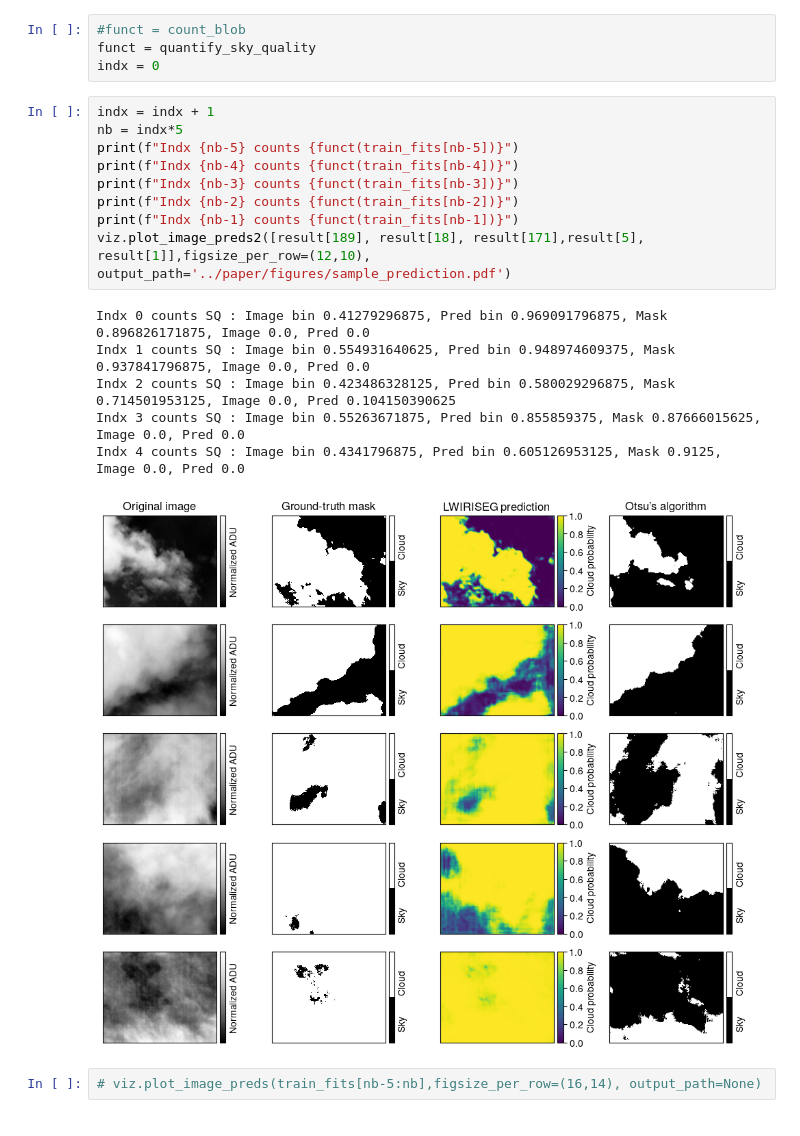
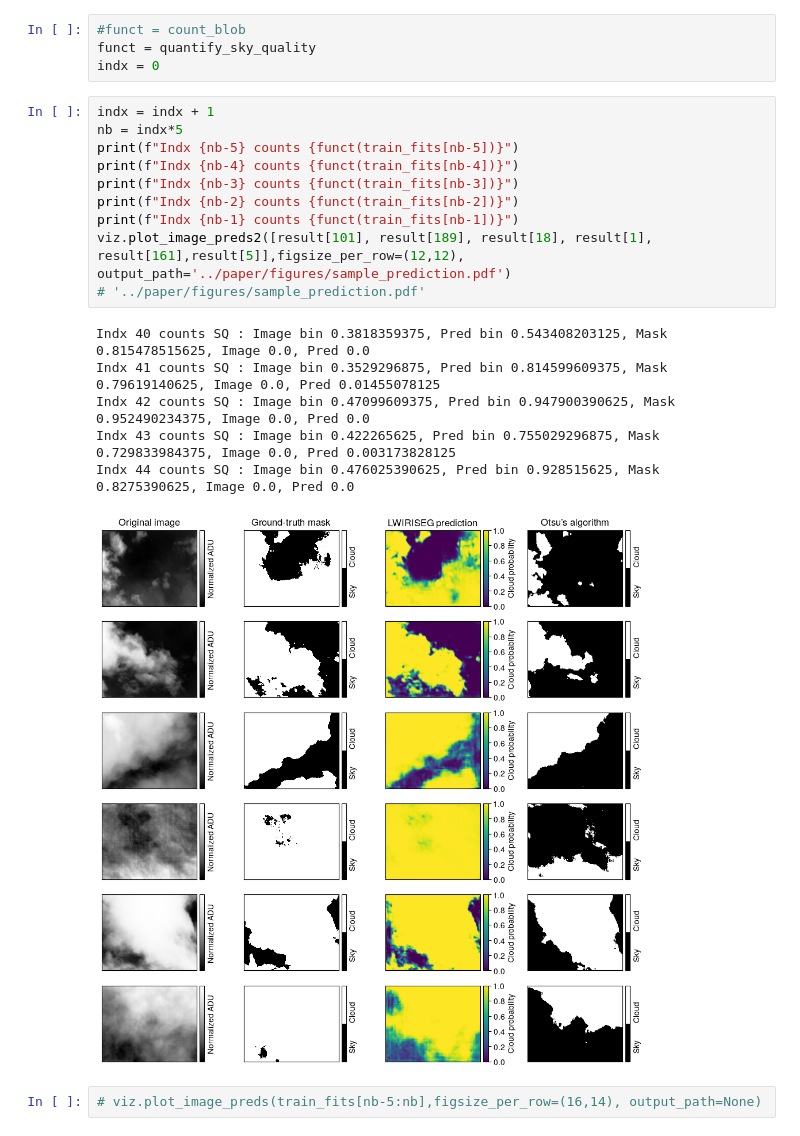
Before and after one commit to ASKabalan/-infrared-cloud-detection-, a Jupyter notebook: notebooks/otsu_comparison.ipynb, the cells around one changed output. Saved outputs shown, nothing was run; the diff lists cells and outputs as text.

```diff
--- a/notebooks/otsu_comparison.ipynb
+++ b/notebooks/otsu_comparison.ipynb
@@ -198,18 +204,19 @@ indx = 0
 # %%
 indx = indx + 1
 nb = indx*5
 print(f"Indx {nb-5} counts {funct(train_fits[nb-5])}")
 print(f"Indx {nb-4} counts {funct(train_fits[nb-4])}")
 print(f"Indx {nb-3} counts {funct(train_fits[nb-3])}")
 print(f"Indx {nb-2} counts {funct(train_fits[nb-2])}")
 print(f"Indx {nb-1} counts {funct(train_fits[nb-1])}")
-viz.plot_image_preds2([result[189], result[18], result[171],result[5], result[1]],figsize_per_row=(12,10), output_path='../paper/figures/sample_prediction.pdf')
+viz.plot_image_preds2([result[101], result[189], result[18], result[1], result[161],result[5]],figsize_per_row=(12,12), output_path='../paper/figures/sample_prediction.pdf')
+# '../paper/figures/sample_prediction.pdf'
 # %% [output]
-Indx 0 counts SQ : Image bin 0.41279296875, Pred bin 0.969091796875, Mask 0.896826171875, Image 0.0, Pred 0.0
-Indx 1 counts SQ : Image bin 0.554931640625, Pred bin 0.948974609375, Mask 0.937841796875, Image 0.0, Pred 0.0
-Indx 2 counts SQ : Image bin 0.423486328125, Pred bin 0.580029296875, Mask 0.714501953125, Image 0.0, Pred 0.104150390625
-Indx 3 counts SQ : Image bin 0.55263671875, Pred bin 0.855859375, Mask 0.87666015625, Image 0.0, Pred 0.0
-Indx 4 counts SQ : Image bin 0.4341796875, Pred bin 0.605126953125, Mask 0.9125, Image 0.0, Pred 0.0
+Indx 40 counts SQ : Image bin 0.3818359375, Pred bin 0.543408203125, Mask 0.815478515625, Image 0.0, Pred 0.0
+Indx 41 counts SQ : Image bin 0.3529296875, Pred bin 0.814599609375, Mask 0.79619140625, Image 0.0, Pred 0.01455078125
+Indx 42 counts SQ : Image bin 0.47099609375, Pred bin 0.947900390625, Mask 0.952490234375, Image 0.0, Pred 0.0
+Indx 43 counts SQ : Image bin 0.422265625, Pred bin 0.755029296875, Mask 0.729833984375, Image 0.0, Pred 0.003173828125
+Indx 44 counts SQ : Image bin 0.476025390625, Pred bin 0.928515625, Mask 0.8275390625, Image 0.0, Pred 0.0
-[figure, old version]
+[figure, new version]
 # %%
 # viz.plot_image_preds(train_fits[nb-5:nb],figsize_per_row=(16,14), output_path=None)
```
Also changed, not shown: parts of 3 cells of this notebook.
